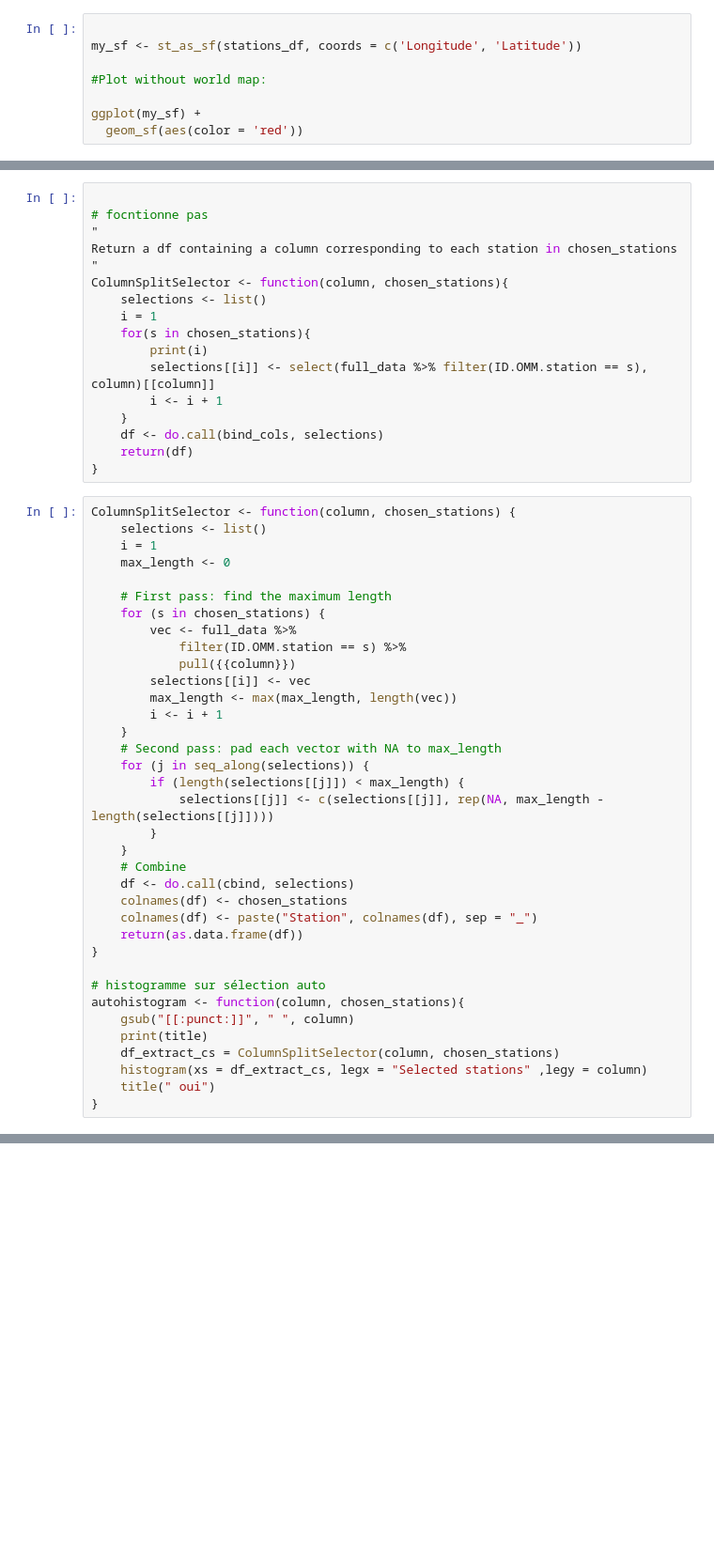
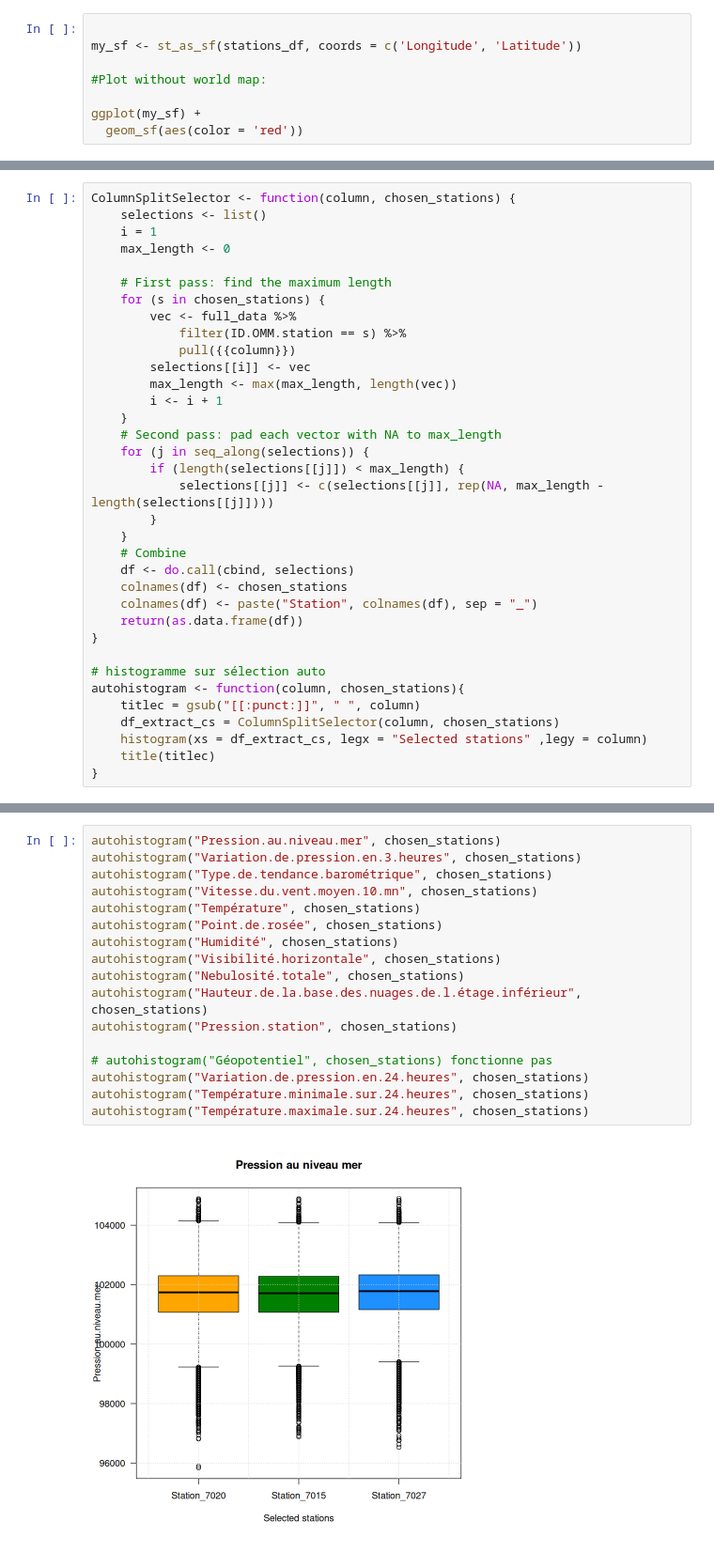
Before and after one commit to thomasdepic/SDD-BE-meteo, a Jupyter notebook: questions/1_presentation_donnees.ipynb, the cells around one changed output, grey strips where cells are left out. Shown at 94% size. Saved outputs shown, nothing was run; the diff lists cells and outputs as text; blank space fills up the shorter version.

```diff
--- a/questions/1_presentation_donnees.ipynb
+++ b/questions/1_presentation_donnees.ipynb
@@ -102,20 +117,3 @@ select(full_data %>% filter(ID.OMM.station %in% chosen_stations), all_of(c("Pres
-# %%
-
-# focntionne pas
-"
-Return a df containing a column corresponding to each station in chosen_stations
-"
-ColumnSplitSelector <- function(column, chosen_stations){
-    selections <- list()
-    i = 1
-    for(s in chosen_stations){
-        print(i)
-        selections[[i]] <- select(full_data %>% filter(ID.OMM.station == s), column)[[column]]
-        i <- i + 1
-    }
-    df <- do.call(bind_cols, selections)
-    return(df)
-}
 # %%
 ColumnSplitSelector <- function(column, chosen_stations) {
     selections <- list()
@@ -146,9 +144,8 @@ ColumnSplitSelector <- function(column, chosen_stations) {
 
 # histogramme sur sélection auto
 autohistogram <- function(column, chosen_stations){
-    gsub("[[:punct:]]", " ", column)
-    print(title)
+    titlec = gsub("[[:punct:]]", " ", column)
     df_extract_cs = ColumnSplitSelector(column, chosen_stations)
     histogram(xs = df_extract_cs, legx = "Selected stations" ,legy = column)
-    title(" oui")
+    title(titlec)
 }
@@ -171,0 +152,19 @@ function (main = NULL, sub = NULL, xlab = NULL, ylab = NULL,
+# %%
+autohistogram("Pression.au.niveau.mer", chosen_stations)
+autohistogram("Variation.de.pression.en.3.heures", chosen_stations)
+autohistogram("Type.de.tendance.barométrique", chosen_stations)
+autohistogram("Vitesse.du.vent.moyen.10.mn", chosen_stations)
+autohistogram("Température", chosen_stations)
+autohistogram("Point.de.rosée", chosen_stations)
+autohistogram("Humidité", chosen_stations)
+autohistogram("Visibilité.horizontale", chosen_stations)
+autohistogram("Nebulosité.totale", chosen_stations)
+autohistogram("Hauteur.de.la.base.des.nuages.de.l.étage.inférieur", chosen_stations)
+autohistogram("Pression.station", chosen_stations)
+
+# autohistogram("Géopotentiel", chosen_stations) fonctionne pas
+autohistogram("Variation.de.pression.en.24.heures", chosen_stations)
+autohistogram("Température.minimale.sur.24.heures", chosen_stations)
+autohistogram("Température.maximale.sur.24.heures", chosen_stations)
+# %% [output]
+[figure, added]
```
Also changed, not shown: parts of 7 cells of this notebook.
